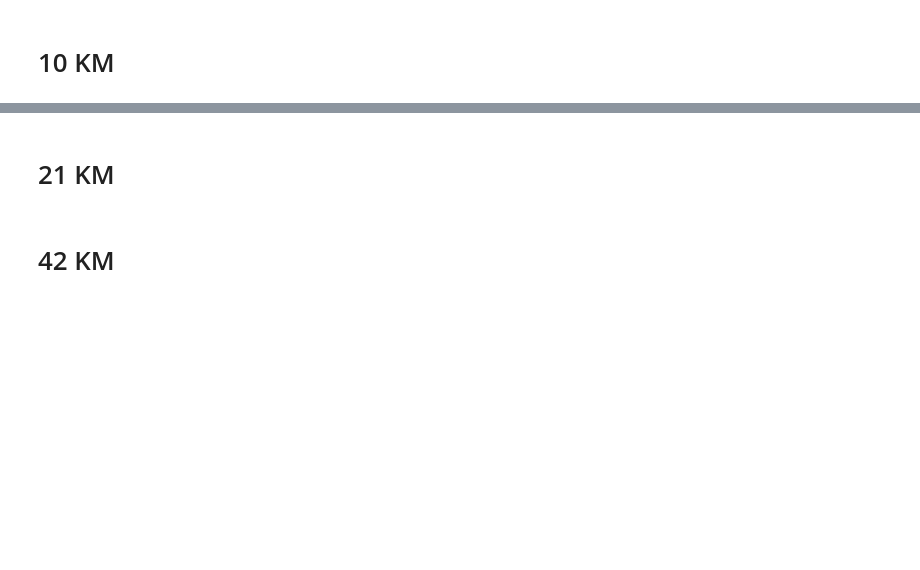
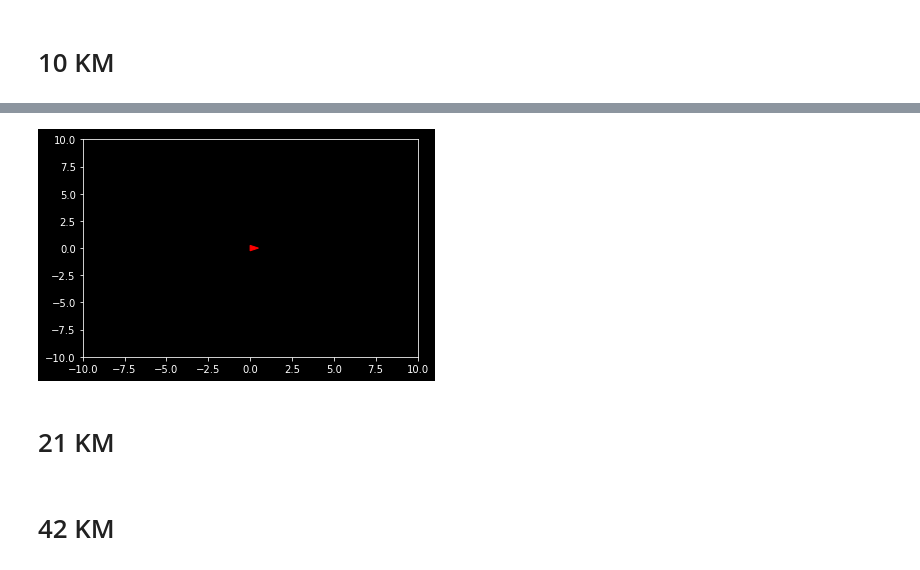
Before and after one commit to imaganov/almaty-marathon-visualization, a Jupyter notebook: Main.ipynb, the cells around one changed output, grey strips where cells are left out. Drawn from its saved outputs; the diff is of its cells as text; code cells hidden in the pictures; blank space fills up the shorter version.

```diff
--- a/Main.ipynb
+++ b/Main.ipynb
@@ -20,0 +98,33 @@ df_3.head()
+# %%
+import matplotlib.pyplot as plt
+import numpy as np
+import matplotlib.animation as animation
+import matplotlib.patches as patches
+
+fig = plt.figure()
+ax = fig.add_subplot(111)
+ax.set_xlim(-10,10)
+ax.set_ylim(-10,10)
+
+v= np.array([
+    [0., -0.25],
+    [0.5, 0.],
+    [0., 0.25]
+    ])
+
+patch = patches.Polygon(v,closed=True, fc='r', ec='r')
+ax.add_patch(patch)
+
+def init():
+    return patch,
+
+def animate(i):
+    v[:,0]+=i
+    patch.set_xy(v)
+    return patch,
+
+ani = animation.FuncAnimation(fig, animate, np.arange(1, 5), init_func=init,
+                              interval=1000, blit=True)
+plt.show()
+# %% [output]
+[figure, added]
```
Also changed, not shown: parts of 10 cells of this notebook, 2 other files.
